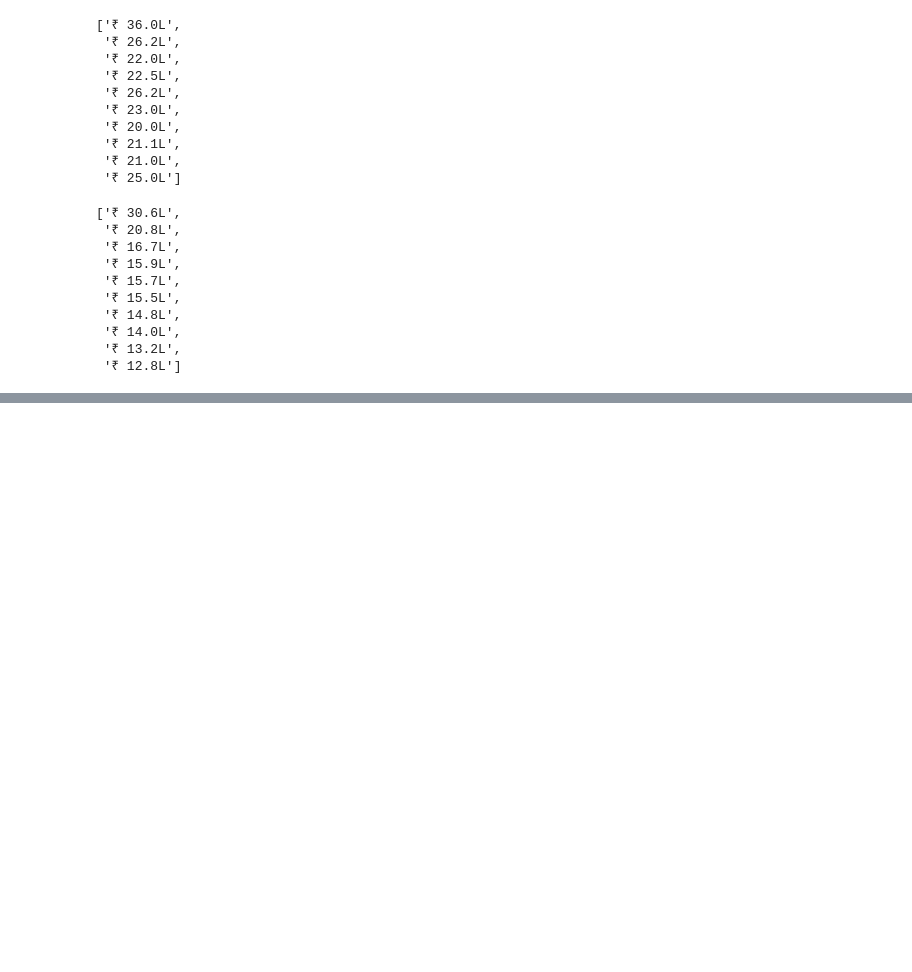
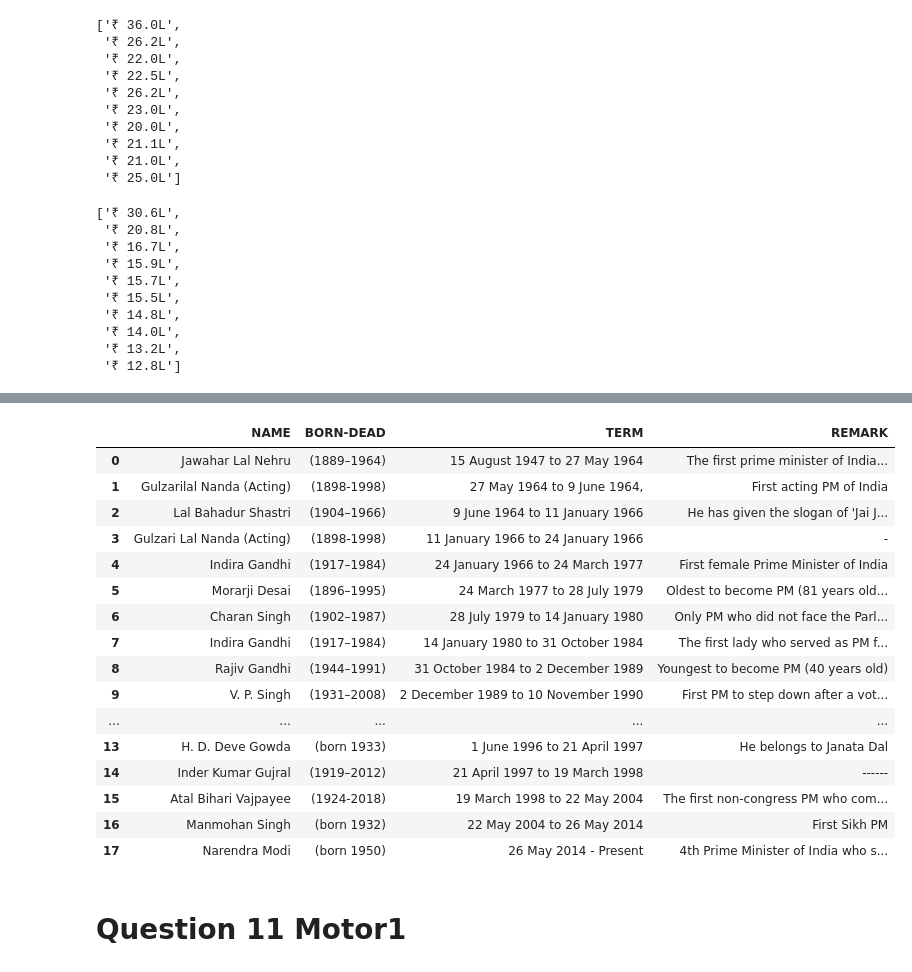
Before and after one commit to Ravi-Bajpai/Internship, a Jupyter notebook: webscrap1/selenium assignment .ipynb, the cells around one changed output, grey strips where cells are left out. Cells and saved outputs as stored; diff of their text form; code cells hidden in the pictures; blank space fills up the shorter version.

```diff
--- a/webscrap1/selenium assignment .ipynb
+++ b/webscrap1/selenium assignment .ipynb
@@ -1253,0 +1427,3 @@ sal[:10]
+# %%
+remarkforlast=driver.find_element(By.XPATH,"/html/body/div[1]/div[2]/div/div[2]/div/div[1]/div/div/div/div[4]/span/div[2]/table/tbody/tr[19]/td[5]/p")
+remarkforlast.text
@@ -1253,0 +1432,2 @@ sal[:10]
+# %%
+remark.append(remarkforlast.text)
@@ -1253,0 +1455,29 @@ sal[:10]
+# %%
+df=pd.DataFrame()
+# %%
+df["NAME"]=name
+df["BORN-DEAD"]=bd
+df["TERM"]=term
+df["REMARK"]=remark
+# %%
+df
+# %% [output]
+|  | NAME | BORN-DEAD | TERM | REMARK |
+| 0 | Jawahar Lal Nehru | (1889–1964) | 15 August 1947 to 27 May 1964 | The first prime minister of India... |
+| 1 | Gulzarilal Nanda (Acting) | (1898-1998) | 27 May 1964 to 9 June 1964, | First acting PM of India |
+| 2 | Lal Bahadur Shastri | (1904–1966) | 9 June 1964 to 11 January 1966 | He has given the slogan of 'Jai J... |
+| 3 | Gulzari Lal Nanda (Acting) | (1898-1998) | 11 January 1966 to 24 January 1966 | - |
+| 4 | Indira Gandhi | (1917–1984) | 24 January 1966 to 24 March 1977 | First female Prime Minister of India |
+| 5 | Morarji Desai | (1896–1995) | 24 March 1977 to 28 July 1979 | Oldest to become PM (81 years old... |
+| 6 | Charan Singh | (1902–1987) | 28 July 1979 to 14 January 1980 | Only PM who did not face the Parl... |
+| 7 | Indira Gandhi | (1917–1984) | 14 January 1980 to 31 October 1984 | The first lady who served as PM f... |
+| 8 | Rajiv Gandhi | (1944–1991) | 31 October 1984 to 2 December 1989 | Youngest to become PM (40 years old) |
+| 9 | V. P. Singh | (1931–2008) | 2 December 1989 to 10 November 1990 | First PM to step down after a vot... |
+| ... | ... | ... | ... | ... |
+| 13 | H. D. Deve Gowda | (born 1933) | 1 June 1996 to 21 April 1997 | He belongs to Janata Dal |
+| 14 | Inder Kumar Gujral | (1919–2012) | 21 April 1997 to 19 March 1998 | ------ |
+| 15 | Atal Bihari Vajpayee | (1924-2018) | 19 March 1998 to 22 May 2004 | The first non-congress PM who com... |
+| 16 | Manmohan Singh | (born 1932) | 22 May 2004 to 26 May 2014 | First Sikh PM |
+| 17 | Narendra Modi | (born 1950) | 26 May 2014 - Present | 4th Prime Minister of India who s... |
+# %% [markdown]
+# Question 11 Motor1
```
Also changed, not shown: parts of 52 cells of this notebook.
